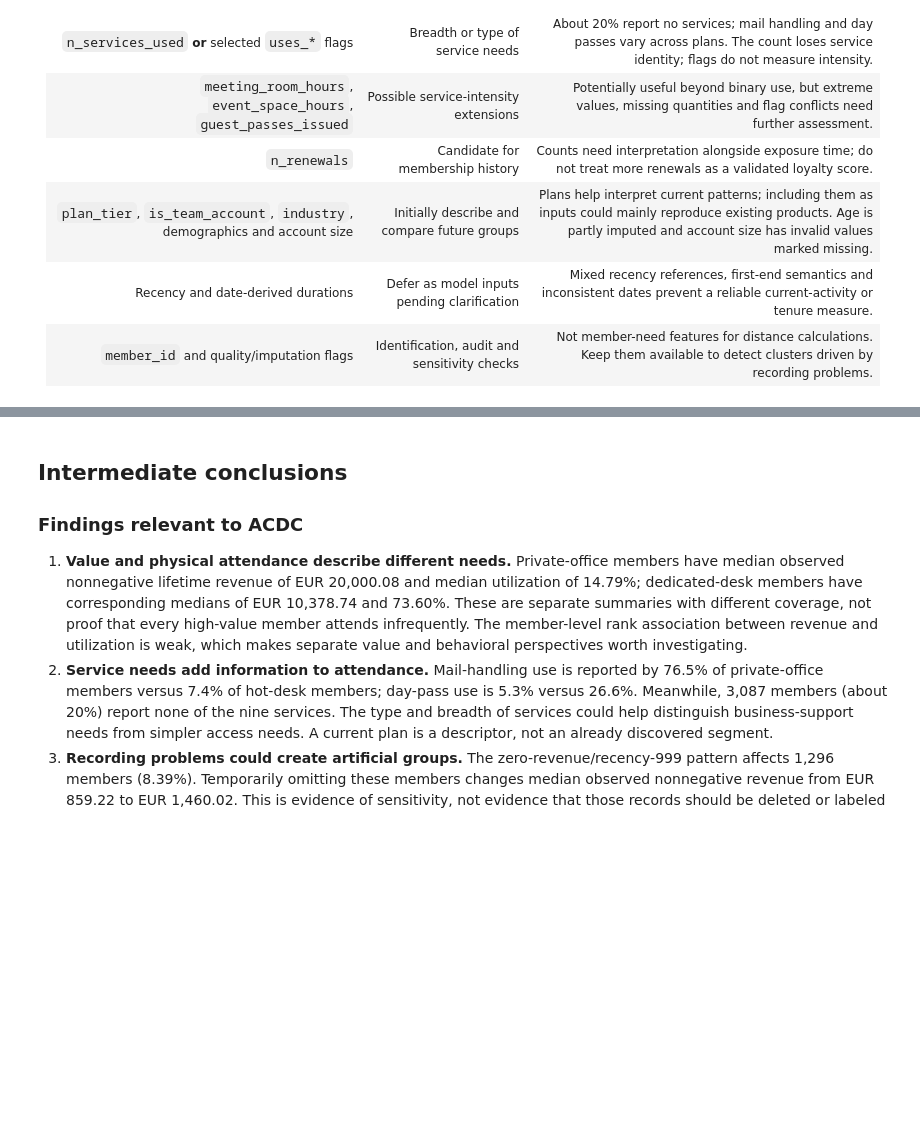
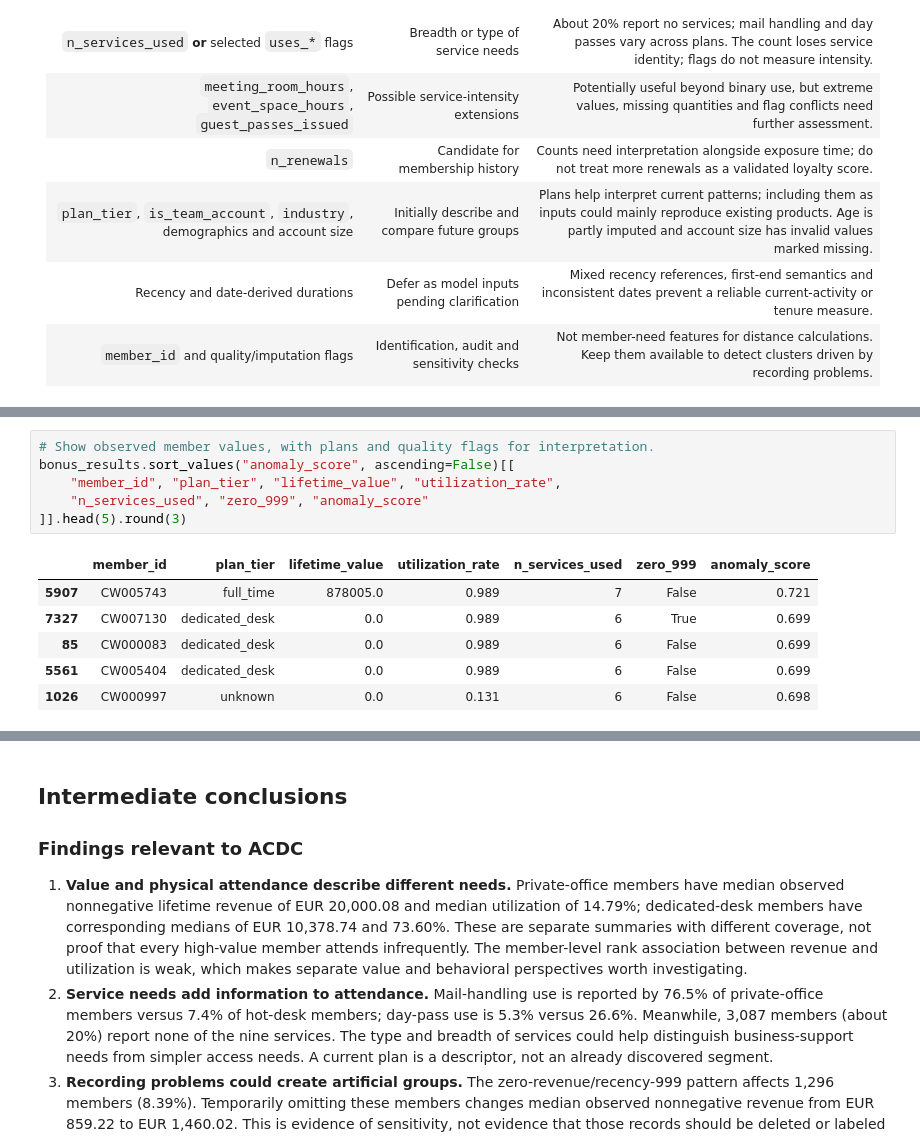
Before and after one commit to fradejoao/dataminingproject, a Jupyter notebook: delivery/Group21_EDA_Code.ipynb, the cells around one changed output, grey strips where cells are left out. Drawn from its saved outputs; the diff is of its cells as text; blank space fills up the shorter version.

```diff
--- a/delivery/Group21_EDA_Code.ipynb
+++ b/delivery/Group21_EDA_Code.ipynb
@@ -1392,0 +1482,13 @@ The following are candidates for later experiments, not a final modeling matrix.
+# %%
+# Show observed member values, with plans and quality flags for interpretation.
+bonus_results.sort_values("anomaly_score", ascending=False)[[
+    "member_id", "plan_tier", "lifetime_value", "utilization_rate",
+    "n_services_used", "zero_999", "anomaly_score"
+]].head(5).round(3)
+# %% [output]
+|  | member_id | plan_tier | lifetime_value | utilization_rate | n_services_used | zero_999 | anomaly_score |
+| 5907 | CW005743 | full_time | 878005.0 | 0.989 | 7 | False | 0.721 |
+| 7327 | CW007130 | dedicated_desk | 0.0 | 0.989 | 6 | True | 0.699 |
+| 85 | CW000083 | dedicated_desk | 0.0 | 0.989 | 6 | False | 0.699 |
+| 5561 | CW005404 | dedicated_desk | 0.0 | 0.989 | 6 | False | 0.699 |
+| 1026 | CW000997 | unknown | 0.0 | 0.131 | 6 | False | 0.698 |
```
Also changed, not shown: parts of 14 cells of this notebook, 5 other files.
